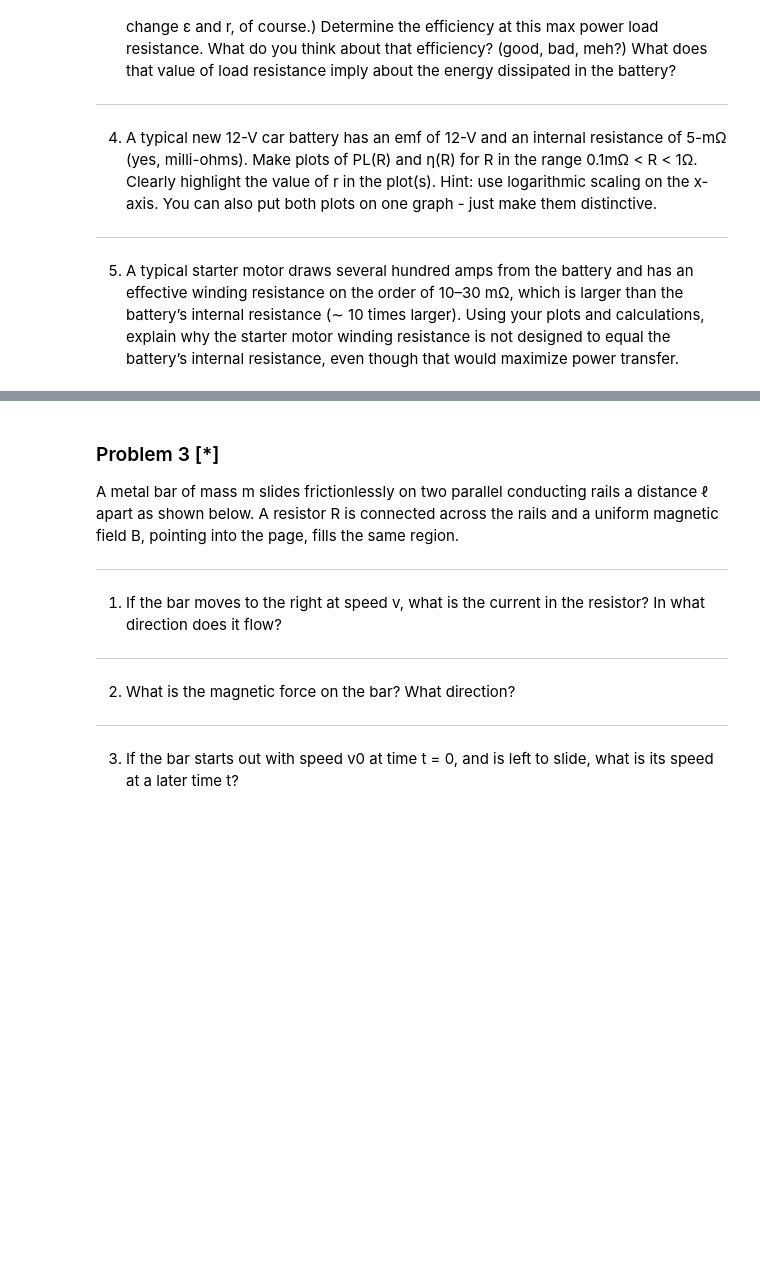
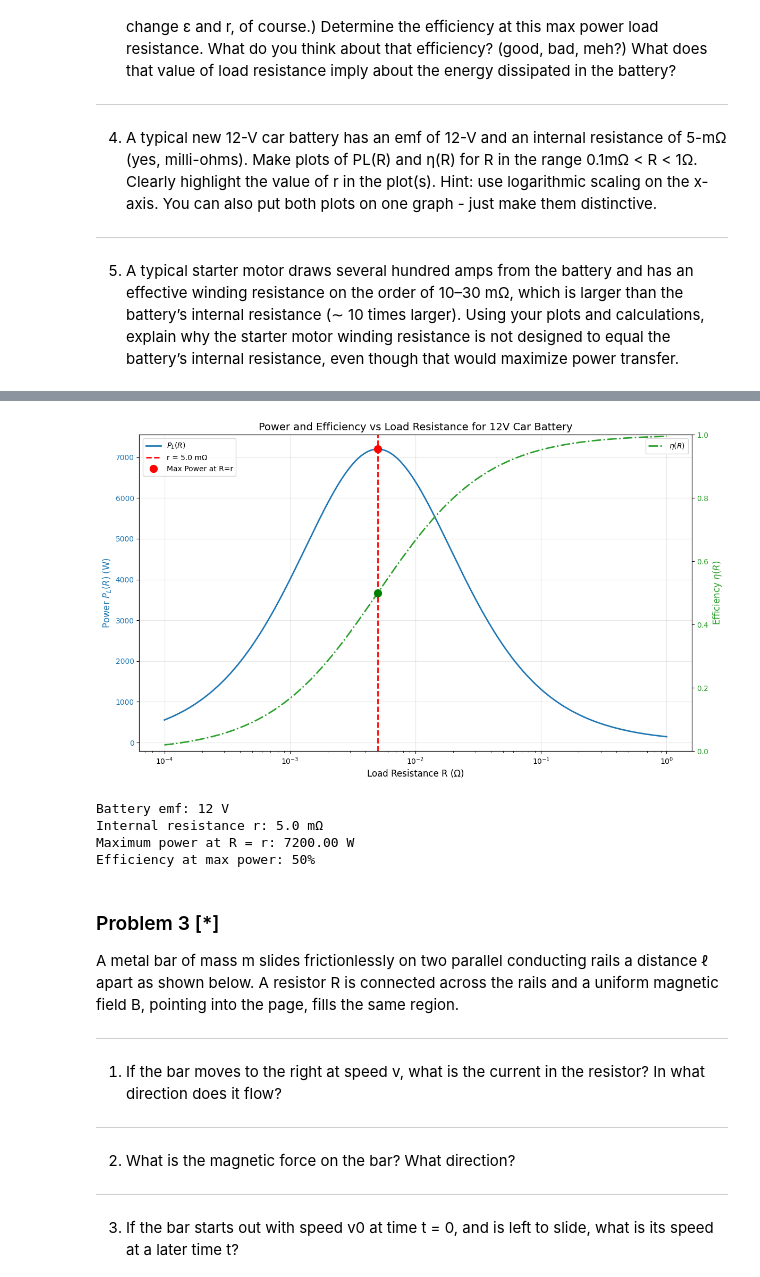
Before and after one commit to Caleb-M-Y/Spring-Acoustics---ElectroMag2, a Jupyter notebook: ElectroMag/ElectroMag2_HW2.ipynb, the cells around one changed output, grey strips where cells are left out. Drawn from its saved outputs; the diff is of its cells as text; code cells hidden in the pictures; blank space fills up the shorter version.

```diff
--- a/ElectroMag/ElectroMag2_HW2.ipynb
+++ b/ElectroMag/ElectroMag2_HW2.ipynb
@@ -157,3 +178,72 @@ Okay it turns out I was right. I took the original equation for just power, put
+# %%
+#### Problem 2 Part 4 Plot
+# This code was done by copilot in VSCode
+# it is based on the results from the conceptual questions
+
+import numpy as np
+import matplotlib.pyplot as plt
+
+# Battery parameters
+epsilon = 12  # V
+r = 5e-3  # 5 mΩ in Ohms
+
+# Load resistance range: 0.1 mΩ to 1 Ω
+R = np.logspace(np.log10(0.1e-3), np.log10(1), 1000)  # logarithmic spacing
+
+# Power delivered to load
+P_L = (epsilon**2 * R) / (R + r)**2
+
+# Efficiency
+eta = R / (R + r)
+
+# Create figure with two y-axes
+fig, ax1 = plt.subplots(figsize=(12, 7))
+
+# Plot power on left y-axis
+color = 'tab:blue'
+ax1.set_xlabel('Load Resistance R (Ω)', fontsize=12)
+ax1.set_ylabel('Power $P_L(R)$ (W)', color=color, fontsize=12)
+ax1.plot(R, P_L, color=color, linewidth=2, label='$P_L(R)$')
+ax1.tick_params(axis='y', labelcolor=color)
+ax1.set_xscale('log')
+ax1.grid(True, alpha=0.3)
+
+# Highlight r = 5 mΩ on power curve
+P_at_r = (epsilon**2 * r) / (2*r)**2  # Power when R = r
+ax1.axvline(x=r, color='red', linestyle='--', linewidth=2, label=f'r = {r*1e3:.1f} mΩ')
+ax1.plot(r, P_at_r, 'ro', markersize=10, label=f'Max Power at R=r')
+
+# Create second y-axis for efficiency
+ax2 = ax1.twinx()
+color = 'tab:green'
+ax2.set_ylabel('Efficiency $\eta(R)$', color=color, fontsize=12)
+ax2.plot(R, eta, color=color, linewidth=2, linestyle='-.', label='$\eta(R)$')
+ax2.tick_params(axis='y', labelcolor=color)
+ax2.set_ylim([0, 1])
+
+# Highlight efficiency at r
+eta_at_r = 0.5
+ax2.plot(r, eta_at_r, 'go', markersize=10)
+
+# Add title and legends
+plt.title('Power and Efficiency vs Load Resistance for 12V Car Battery', fontsize=14)
+ax1.legend(loc='upper left', fontsize=10)
+ax2.legend(loc='upper right', fontsize=10)
+
+plt.tight_layout()
+plt.show()
+
+# Print key values
+print(f"Battery emf: {epsilon} V")
+print(f"Internal resistance r: {r*1e3:.1f} mΩ")
+print(f"Maximum power at R = r: {P_at_r:.2f} W")
+print(f"Efficiency at max power: {eta_at_r*100:.0f}%")
+# %% [output]
+[figure, added]
+Battery emf: 12 V
+Internal resistance r: 5.0 mΩ
+Maximum power at R = r: 7200.00 W
+Efficiency at max power: 50%
 # %% [markdown]
 ### Problem 3 [*]
 A metal bar of mass m slides frictionlessly on two parallel conducting rails a distance ℓ apart as shown below. A resistor R is connected across the rails and a uniform magnetic field B, pointing into the page, fills the same region.
```
Also changed, not shown: parts of 2 cells of this notebook.
